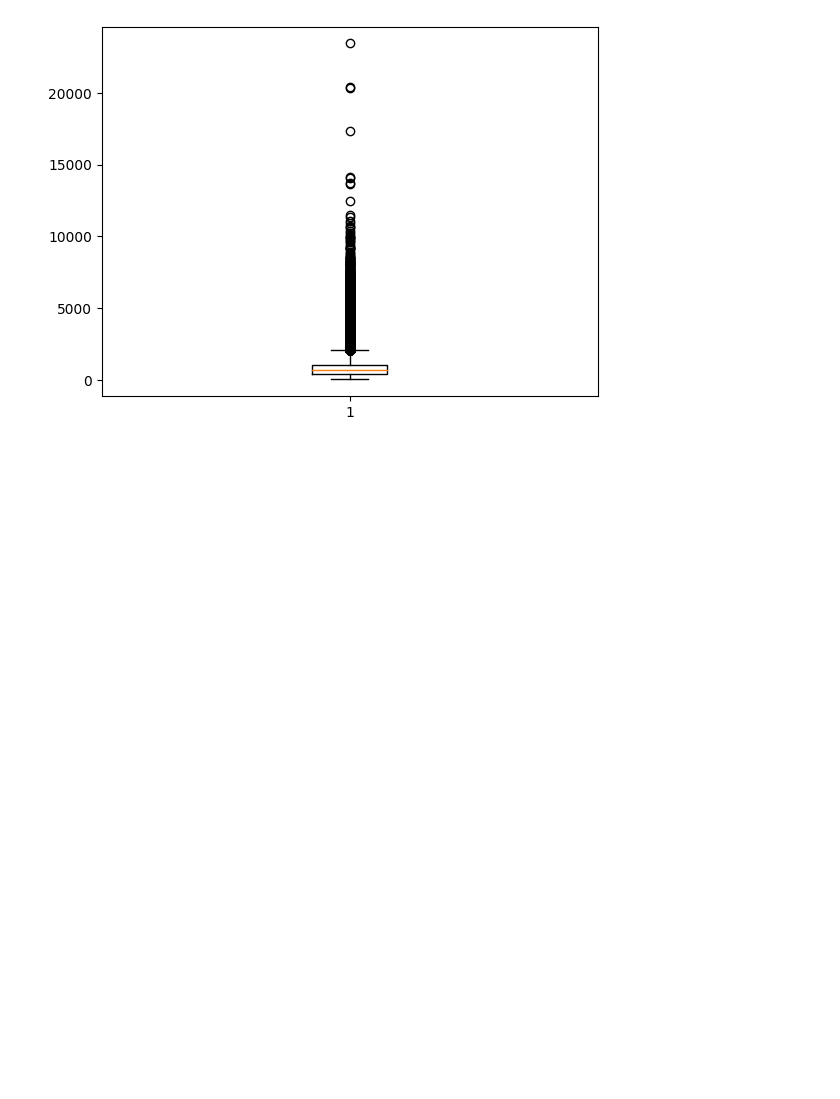
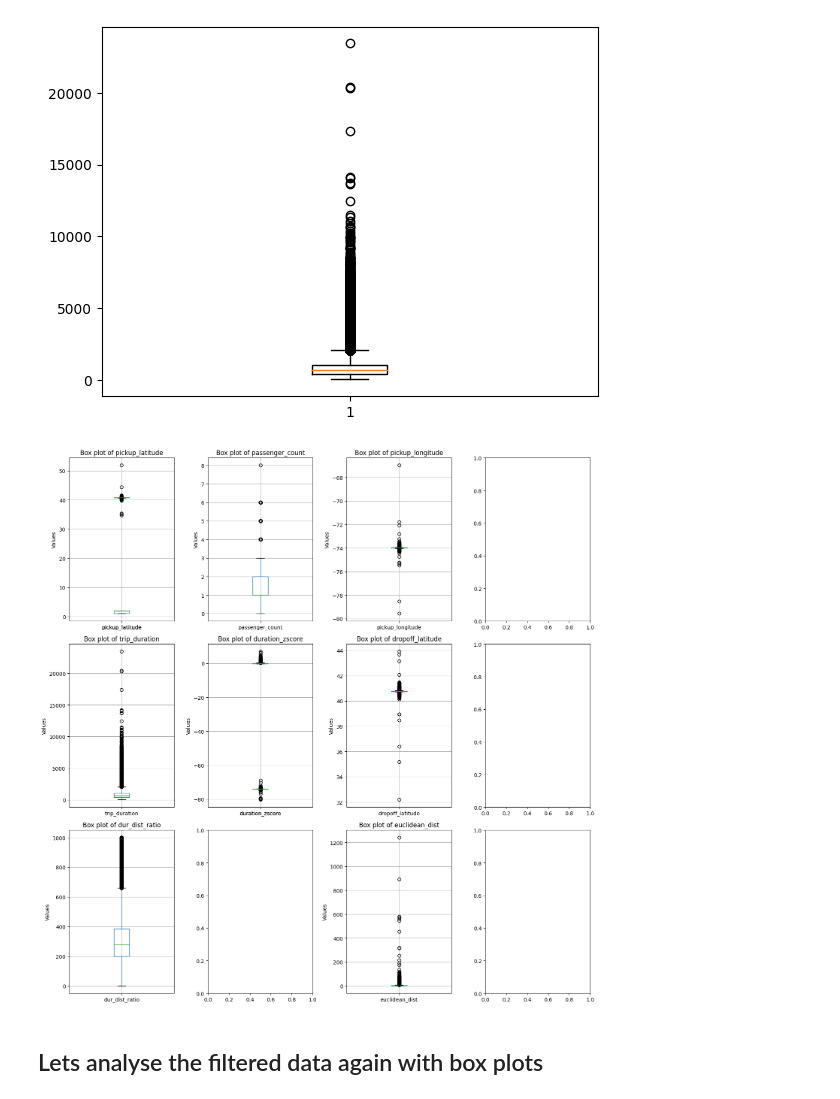
Before and after one commit to Skelly85/EDA_NY_Taxi, a Jupyter notebook: EDA.ipynb, the cells around one changed output. Saved outputs shown, nothing was run; the diff lists cells and outputs as text; code cells hidden in the pictures; blank space fills up the shorter version.

```diff
--- a/EDA.ipynb
+++ b/EDA.ipynb
@@ -269,2 +271,26 @@ plt.show()
+# %%
+## Lets analyse the data again with filters applied
+
+numeric_columns_filt = df_filt.select_dtypes(include=['number']).columns
+
+# Create a 3x3 grid of subplots for numeric columns (box plots)
+fig, axs = plt.subplots(3, 4, figsize=(15, 15))
+
+for i, column in enumerate(numeric_columns_filt):
+    # Calculate the position in the grid where this subplot should go
+    row = i // 4
+    col = i % 3
+
+    # Create the boxplot in the correct position
+    df_filt.boxplot(column, ax=axs[row, col])
+    axs[row, col].set_title(f'Box plot of {column}')  # Sets the title of the plot
+    axs[row, col].set_ylabel('Values')  # Sets the label of the y-axis
+
+plt.tight_layout()  # Adjusts the layout so that there is no overlap between subplots
+plt.show()  # Displays the plots
+# %% [output]
+[figure, added]
+# %% [markdown]
+## Lets analyse the filtered data again with box plots
 # %%
 # Add day of week, seperate time from date compute straight line distance between coordinates
```
Also changed, not shown: parts of 3 cells of this notebook.
